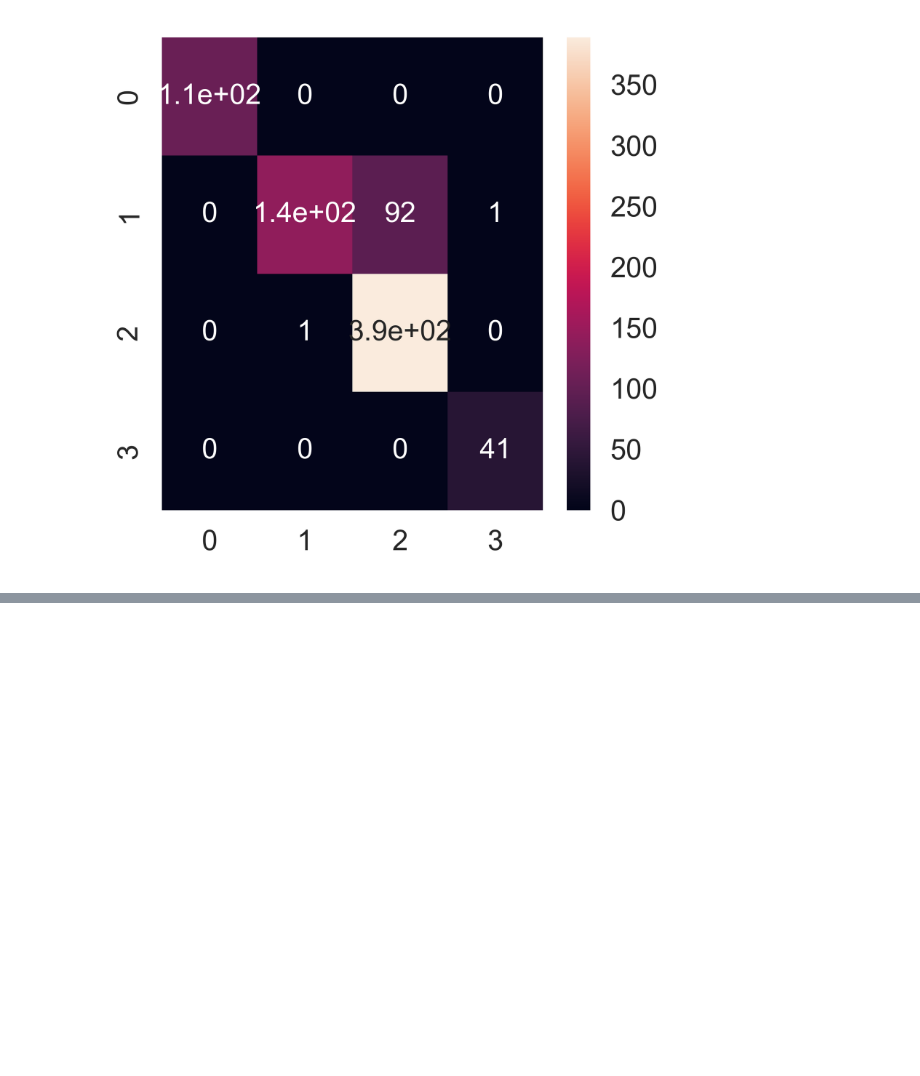
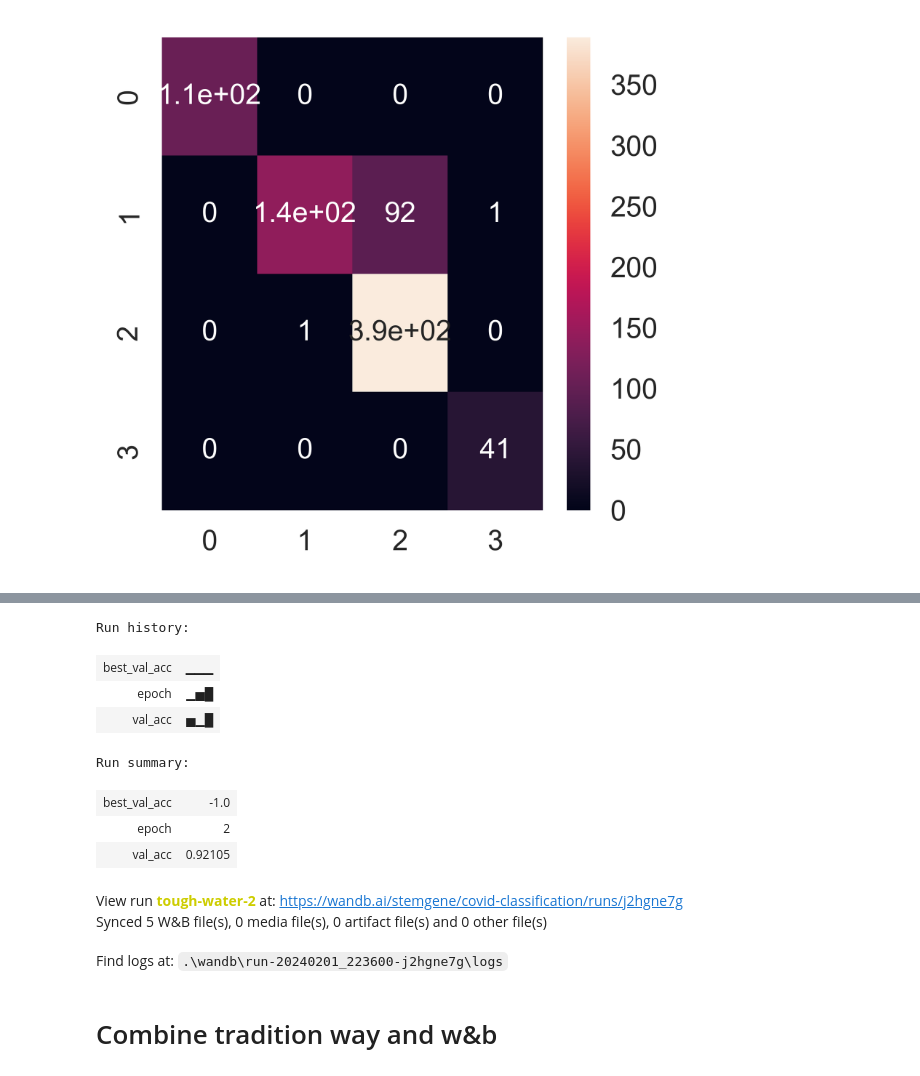
Before and after one commit to stemgene/Chest-X-Ray-Classification, a Jupyter notebook: train.ipynb, the cells around one changed output, grey strips where cells are left out. Saved outputs shown, nothing was run; the diff lists cells and outputs as text; code cells hidden in the pictures; blank space fills up the shorter version.

```diff
--- a/train.ipynb
+++ b/train.ipynb
@@ -249,0 +393,45 @@ Testset accuracy:  [100.          60.25641026  99.74358974 100.        ]
+# %%
+def train_epoch(model, train_dl, loss_func, optimizer):
+    model.train()
+    for step, batch in enumerate(train_dl):
+        features, labels = batch
+        features, labels = features.to(device), labels.to(device)
+        outputs = model(features)
+        train_loss = loss_func(outputs, labels)
+        train_loss.backward()
+        optimizer.step()
+        optimizer.zero_grad()
+    return model
+
+def eval_epoch(model, validate_loader):
+    model.eval()
+    accuracy = 0
+    num_elems = 0
+    for batch in validate_loader:
+        features, labels = batch
+        features, labels = features.to(device), labels.to(device)
+        with torch.no_grad():
+            outputs = model(features)
+        preds = outputs.argmax(dim=-1)
+        accurate_preds = (preds == labels)
+        num_elems += accurate_preds.shape[0]
+        accuracy += accurate_preds.long().sum()
+    val_acc = accuracy.item() / num_elems
+    return val_acc
+
+nowtime = datetime.datetime.now().strftime("%Y-%m-%d %H:%M:%S")
+model1.run_id = wandb.run.id
+model1.best_metric = -1.0
+criterion = LabelSmoothingCrossEntropy()
+criterion = criterion.to(device)
+optimizer = optim.Adam(model1.parameters(), lr = 0.0008)
+exp_lr_scheduler = optim.lr_scheduler.StepLR(optimizer, step_size=3, gamma=0.97)
+for epoch in range(3):
+    model = train_epoch(model1, train_loader, criterion, optimizer)
+    val_acc = eval_epoch(model, validate_loader)
+    if val_acc > model1.best_metric:
+        nowtime = datetime.datetime.now().strftime("%Y-%m-%d %H:%M:%S")
+        print(f"epoch {epoch} @ {nowtime} --> val_acc = {100 * val_acc:.2f}%")
+        wandb.log({'epoch': epoch, 'val_acc': val_acc, 'best_val_acc': model.best_metric})
+wandb.finish()
+# %% [output]
@@ -249,0 +441,13 @@ Testset accuracy:  [100.          60.25641026  99.74358974 100.        ]
+Run history:
+| best_val_acc | ▁▁▁ |
+| epoch | ▁▅█ |
+| val_acc | ▅▁█ |
+Run summary:
+| best_val_acc | -1.0 |
+| epoch | 2 |
+| val_acc | 0.92105 |
+View run tough-water-2 at: https://wandb.ai/stemgene/covid-classification/runs/j2hgne7g
+Synced 5 W&B file(s), 0 media file(s), 0 artifact file(s) and 0 other file(s)
+Find logs at: .\wandb\run-20240201_223600-j2hgne7g\logs
+# %% [markdown]
+# Combine tradition way and w&b
```
Also changed, not shown: parts of 18 cells of this notebook, 3 other files.
